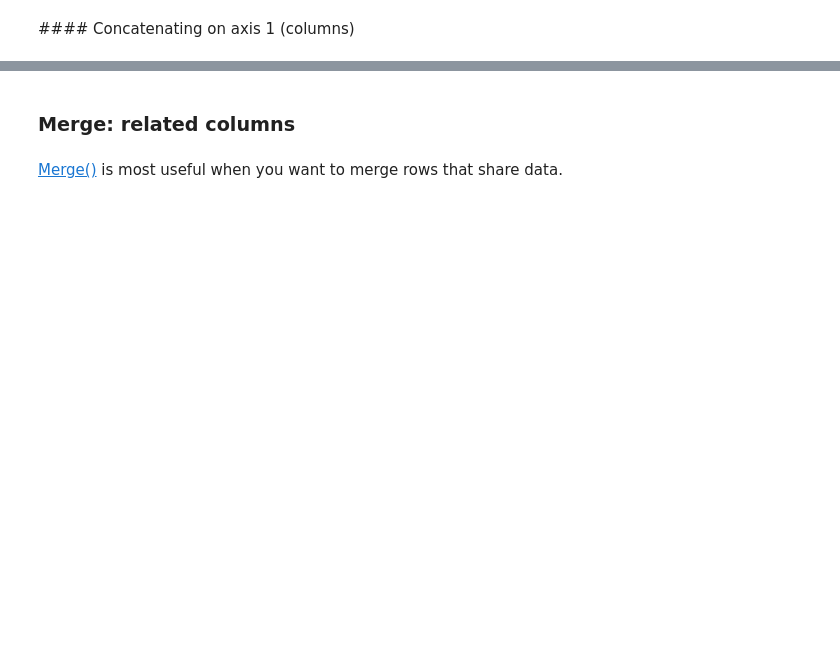
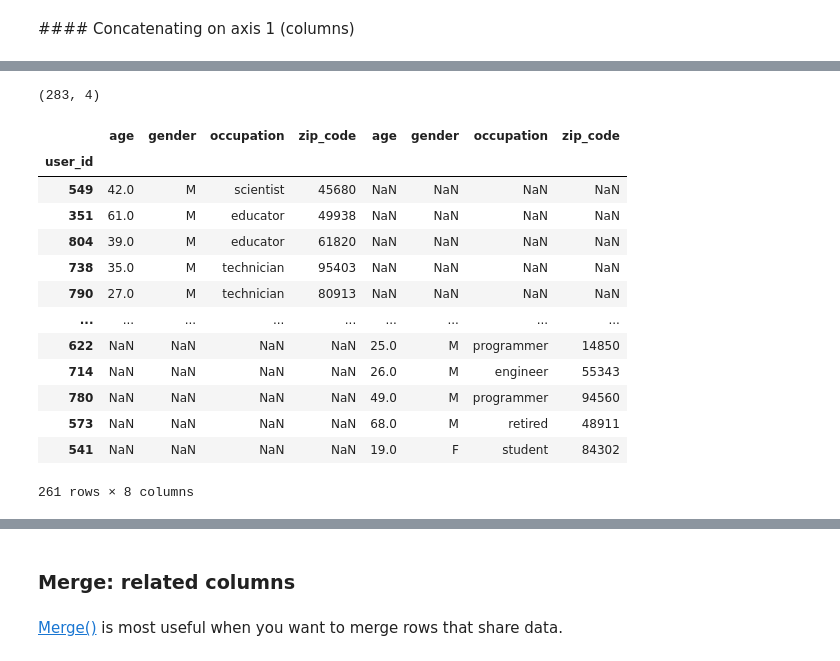
Before and after one commit to Ironhack-data-bcn-oct-2023/lectures, a Jupyter notebook: week-2/3-Pandas III - Aggregation & combination.ipynb, the cells around one changed output, grey strips where cells are left out. Cells and saved outputs as stored; diff of their text form; code cells hidden in the pictures; blank space fills up the shorter version.

```diff
--- a/week-2/3-Pandas III - Aggregation & combination.ipynb
+++ b/week-2/3-Pandas III - Aggregation & combination.ipynb
@@ -90,2 +373,4 @@ df.sample()
 # %% [markdown]
 #### Concatenating on axis 0 (rows)
+# %%
+df_1 = df.sample(frac=0.1)
@@ -92,2 +387,6 @@ df.sample()
 # %% [markdown]
 #### Concatenating on axis 1 (columns)
+# %%
+df_2 = df.sample(frac=0.2)
+print(df_2.shape)
+df_2
@@ -94,3 +427,25 @@ df.sample()
+# %%
+concatenated_dataframe.shape
+# %% [output]
+(283, 4)
+# %%
+concatenated_dataframe_axis_1 = pd.concat([df_1, df_2], axis=1)
+concatenated_dataframe_axis_1 #diagonal df on NaN
+# %% [output]
+|  | age | gender | occupation | zip_code | age | gender | occupation | zip_code |
+| user_id |  |  |  |  |  |  |  |  |
+| 549 | 42.0 | M | scientist | 45680 | NaN | NaN | NaN | NaN |
+| 351 | 61.0 | M | educator | 49938 | NaN | NaN | NaN | NaN |
+| 804 | 39.0 | M | educator | 61820 | NaN | NaN | NaN | NaN |
+| 738 | 35.0 | M | technician | 95403 | NaN | NaN | NaN | NaN |
+| 790 | 27.0 | M | technician | 80913 | NaN | NaN | NaN | NaN |
+| ... | ... | ... | ... | ... | ... | ... | ... | ... |
+| 622 | NaN | NaN | NaN | NaN | 25.0 | M | programmer | 14850 |
+| 714 | NaN | NaN | NaN | NaN | 26.0 | M | engineer | 55343 |
+| 780 | NaN | NaN | NaN | NaN | 49.0 | M | programmer | 94560 |
+| 573 | NaN | NaN | NaN | NaN | 68.0 | M | retired | 48911 |
+| 541 | NaN | NaN | NaN | NaN | 19.0 | F | student | 84302 |
+261 rows × 8 columns
 # %% [markdown]
 ![sql joins](https://upload.wikimedia.org/wikipedia/commons/9/9d/SQL_Joins.svg)
 # %% [markdown]
```
Also changed, not shown: parts of 41 cells of this notebook, 1 other file.
